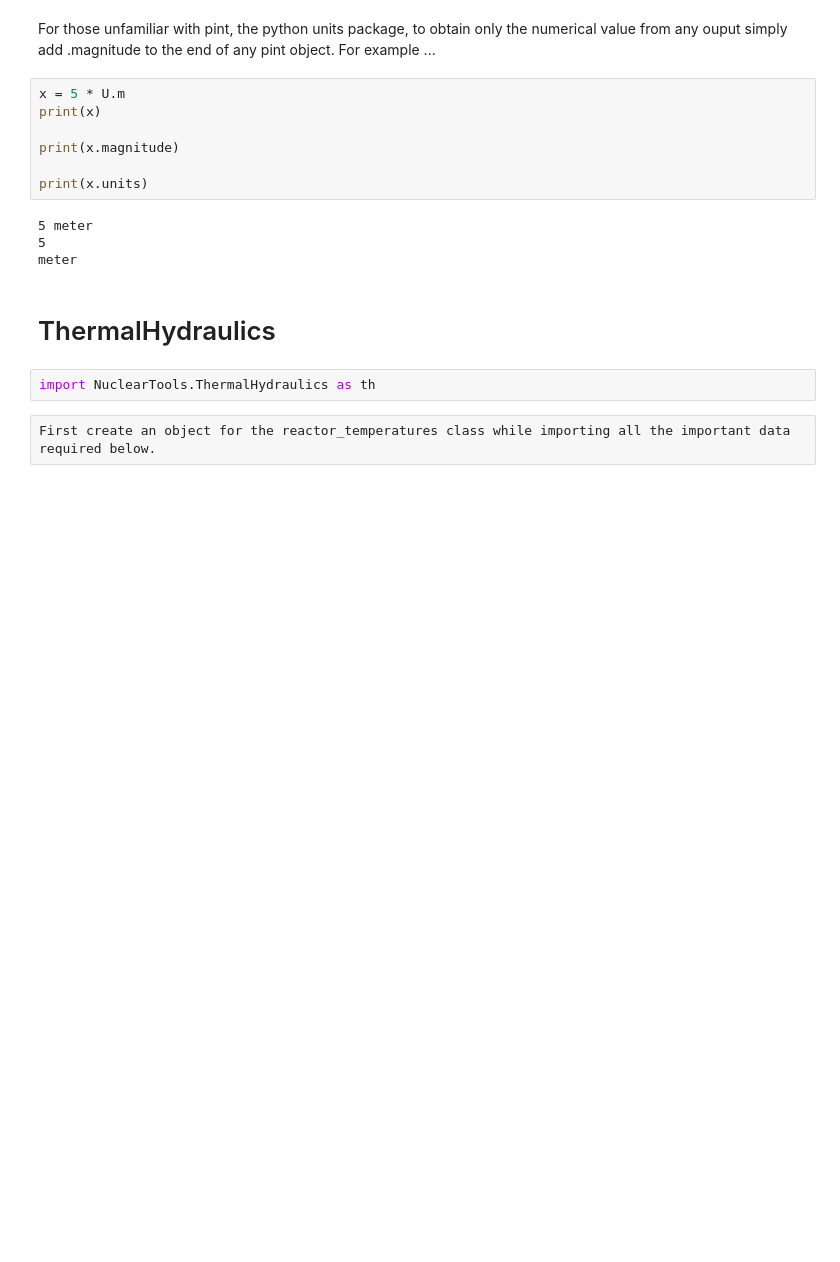
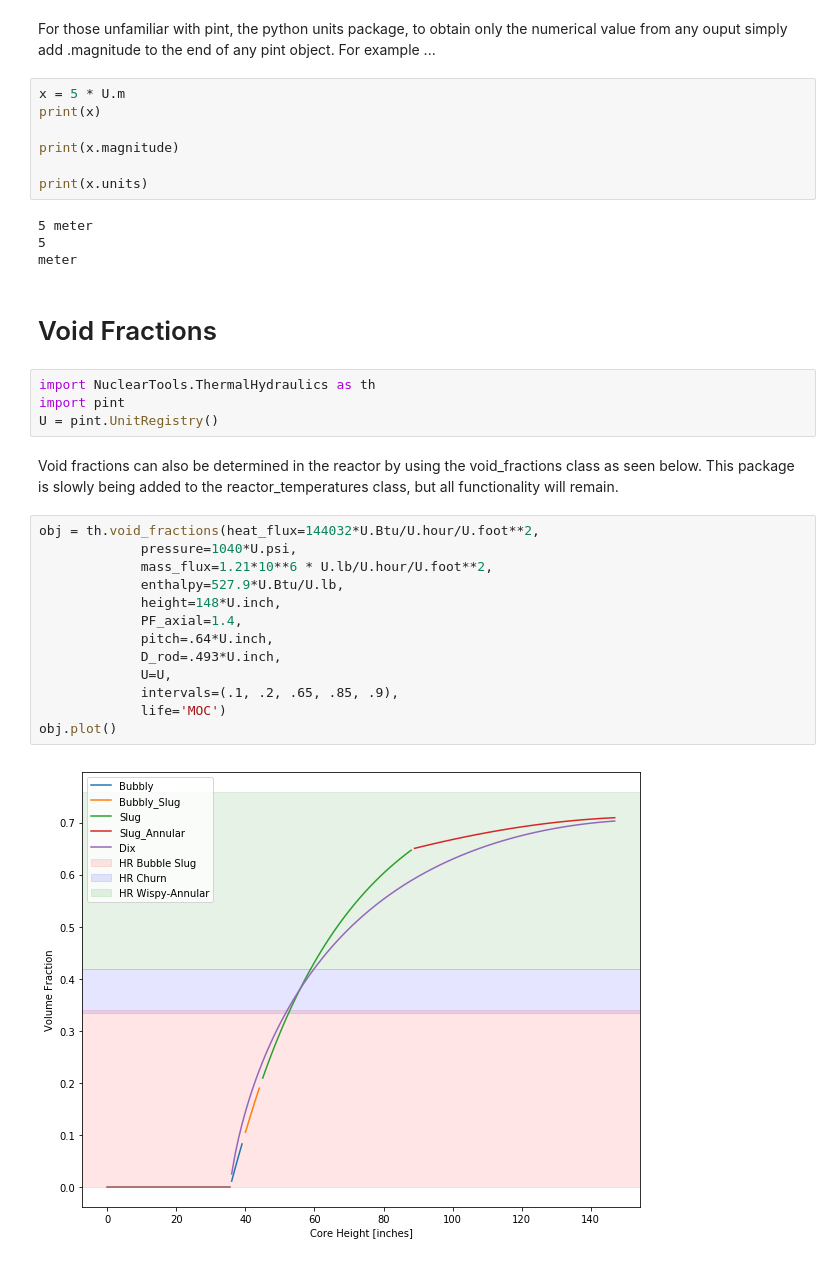
Before and after one commit to jablevin/NuclearTools, a Jupyter notebook: Examples/Quickstart.ipynb, the cells around one changed output. Drawn from its saved outputs; the diff is of its cells as text; blank space fills up the shorter version.

```diff
--- a/Examples/Quickstart.ipynb
+++ b/Examples/Quickstart.ipynb
@@ -104,9 +104,26 @@ print(x.units)
 5 meter
 5
 meter
-# %% [markdown]
-# ThermalHydraulics
+# %% [markdown]
+# Void Fractions
 # %%
 import NuclearTools.ThermalHydraulics as th
+import pint
+U = pint.UnitRegistry()
-# %% [raw]
-First create an object for the reactor_temperatures class while importing all the important data required below.
+# %% [markdown]
+Void fractions can also be determined in the reactor by using the void_fractions class as seen below.  This package is slowly being added to the reactor_temperatures class, but all functionality will remain.
+# %%
+obj = th.void_fractions(heat_flux=144032*U.Btu/U.hour/U.foot**2,
+             pressure=1040*U.psi,
+             mass_flux=1.21*10**6 * U.lb/U.hour/U.foot**2,
+             enthalpy=527.9*U.Btu/U.lb,
+             height=148*U.inch,
+             PF_axial=1.4,
+             pitch=.64*U.inch,
+             D_rod=.493*U.inch,
+             U=U,
+             intervals=(.1, .2, .65, .85, .9),
+             life='MOC')
+obj.plot()
+# %% [output]
+[figure, added]
```
Also changed, not shown: parts of 22 cells of this notebook.
